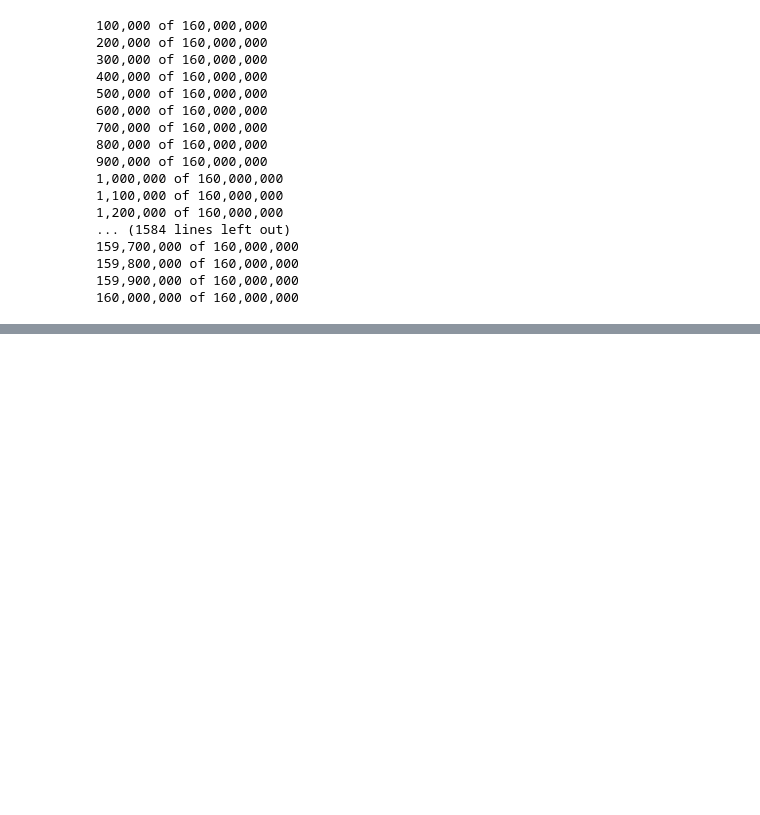
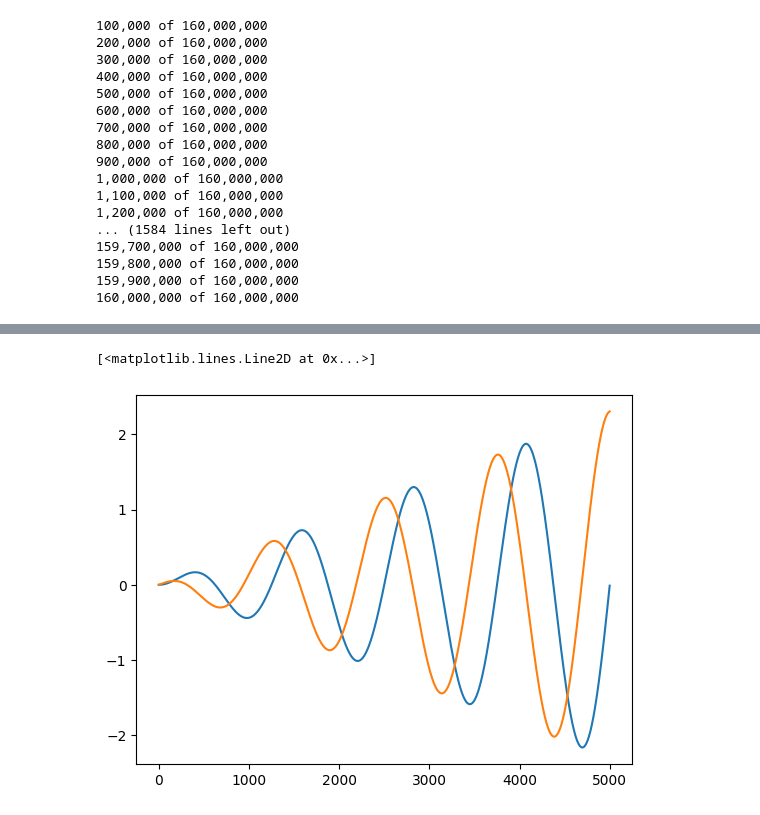
Before and after one commit to parrisma/optprice, a Jupyter notebook: jupyter/optprice.ipynb, the cells around one changed output, grey strips where cells are left out. Drawn from its saved outputs; the diff is of its cells as text; code cells hidden in the pictures; blank space fills up the shorter version.

```diff
--- a/jupyter/optprice.ipynb
+++ b/jupyter/optprice.ipynb
@@ -2592,0 +2609,10 @@ plot_price_surface(
+# %%
+n = 5000
+X1 = [x * ((math.pi * 8) / n) for x in range(n)]
+Y1 = [math.sin(x)*((math.log(10)/n)*i) for i, x in enumerate(X1)]
+Y2 = [math.cos(x)*((math.log(10)/n)*i) for i, x in enumerate(X1)]
+plt.plot(Y1)
+plt.plot(Y2)
+# %% [output]
+[<matplotlib.lines.Line2D at 0x...>]
+[figure, added]
```
Also changed, not shown: parts of 18 cells of this notebook.
